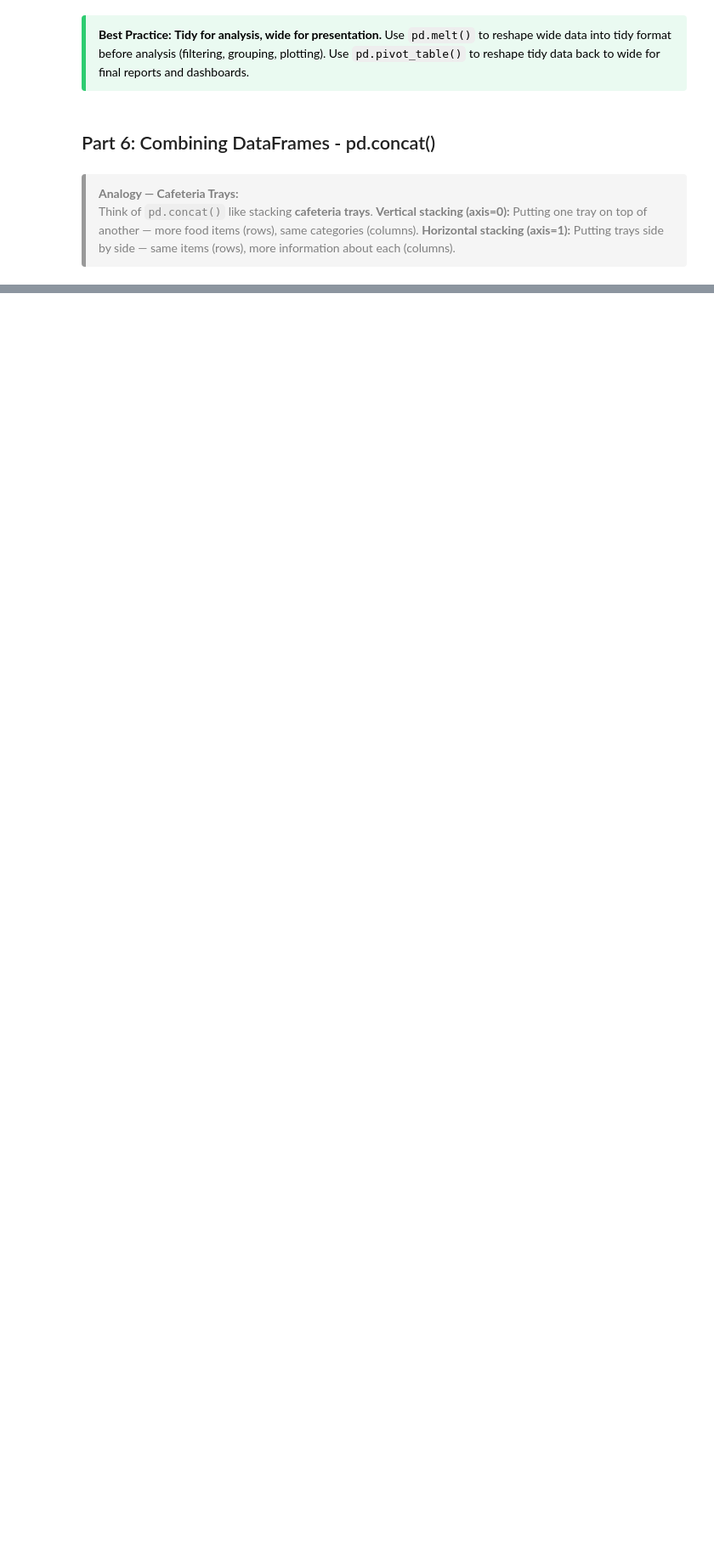
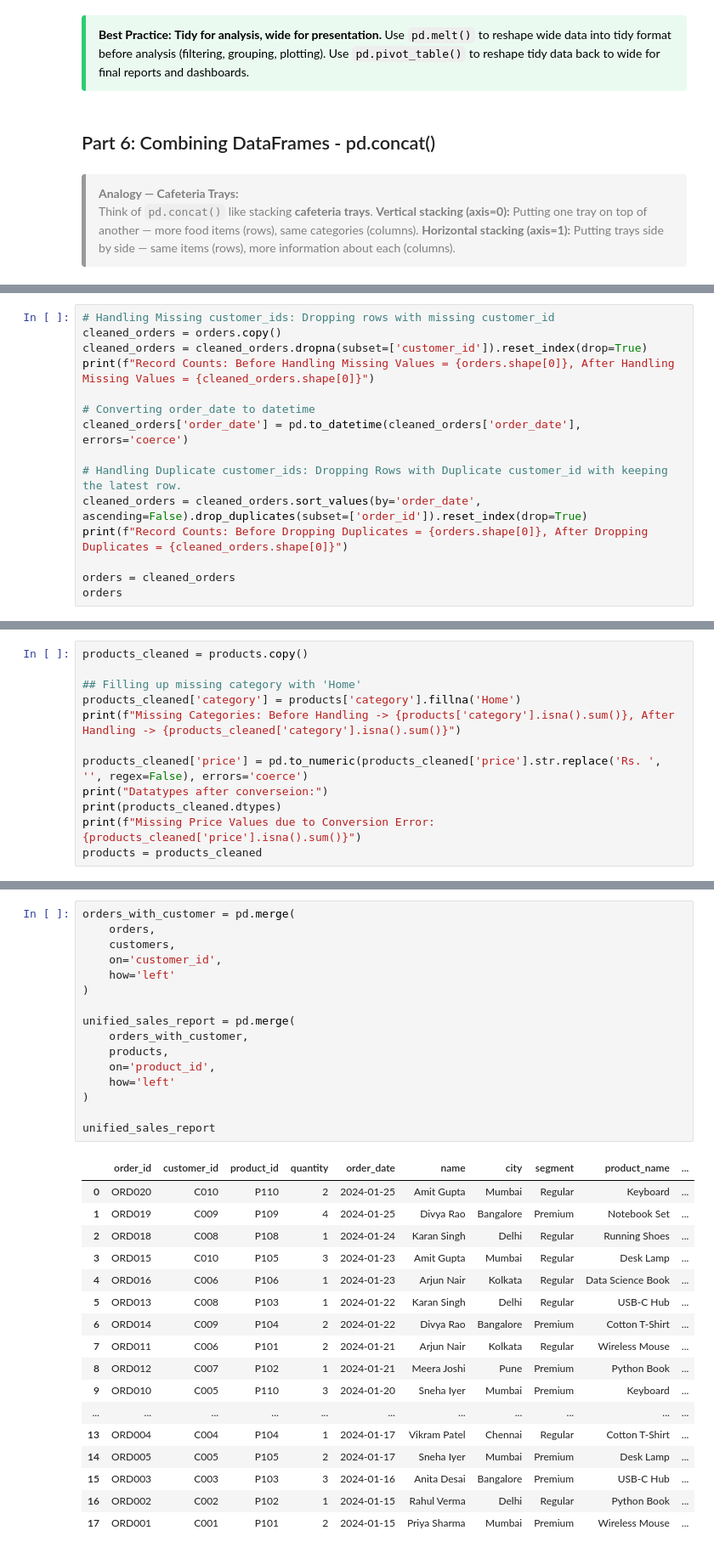
Before and after one commit to Alok-Senapati/Collab-Notebooks, a Jupyter notebook: pandas/Data Wrangling.ipynb, the cells around one changed output, grey strips where cells are left out. Shown at 85% size. Drawn from its saved outputs; the diff is of its cells as text; blank space fills up the shorter version.

Commit message:
Data Wrangling using Pandas

```diff
--- a/pandas/Data Wrangling.ipynb
+++ b/pandas/Data Wrangling.ipynb
@@ -793,0 +1472,15 @@ sales_back_to_wide
+# %%
+# Handling Missing customer_ids: Dropping rows with missing customer_id
+cleaned_orders = orders.copy()
+cleaned_orders = cleaned_orders.dropna(subset=['customer_id']).reset_index(drop=True)
+print(f"Record Counts: Before Handling Missing Values = {orders.shape[0]}, After Handling Missing Values = {cleaned_orders.shape[0]}")
+
+# Converting order_date to datetime
+cleaned_orders['order_date'] = pd.to_datetime(cleaned_orders['order_date'], errors='coerce')
+
+# Handling Duplicate customer_ids: Dropping Rows with Duplicate customer_id with keeping the latest row.
+cleaned_orders = cleaned_orders.sort_values(by='order_date', ascending=False).drop_duplicates(subset=['order_id']).reset_index(drop=True)
+print(f"Record Counts: Before Dropping Duplicates = {orders.shape[0]}, After Dropping Duplicates = {cleaned_orders.shape[0]}")
+
+orders = cleaned_orders
+orders
@@ -793,0 +1554,12 @@ sales_back_to_wide
+# %%
+products_cleaned = products.copy()
+
+## Filling up missing category with 'Home'
+products_cleaned['category'] = products['category'].fillna('Home')
+print(f"Missing Categories: Before Handling -> {products['category'].isna().sum()}, After Handling -> {products_cleaned['category'].isna().sum()}")
+
+products_cleaned['price'] = pd.to_numeric(products_cleaned['price'].str.replace('Rs. ', '', regex=False), errors='coerce')
+print("Datatypes after converseion:")
+print(products_cleaned.dtypes)
+print(f"Missing Price Values due to Conversion Error: {products_cleaned['price'].isna().sum()}")
+products = products_cleaned
@@ -793,0 +1577,34 @@ sales_back_to_wide
+# %%
+orders_with_customer = pd.merge(
+    orders,
+    customers,
+    on='customer_id',
+    how='left'
+)
+
+unified_sales_report = pd.merge(
+    orders_with_customer,
+    products,
+    on='product_id',
+    how='left'
+)
+
+unified_sales_report
+# %% [output]
+|  | order_id | customer_id | product_id | quantity | order_date | name | city | segment | product_name | ... |
+| 0 | ORD020 | C010 | P110 | 2 | 2024-01-25 | Amit Gupta | Mumbai | Regular | Keyboard | ... |
+| 1 | ORD019 | C009 | P109 | 4 | 2024-01-25 | Divya Rao | Bangalore | Premium | Notebook Set | ... |
+| 2 | ORD018 | C008 | P108 | 1 | 2024-01-24 | Karan Singh | Delhi | Regular | Running Shoes | ... |
+| 3 | ORD015 | C010 | P105 | 3 | 2024-01-23 | Amit Gupta | Mumbai | Regular | Desk Lamp | ... |
+| 4 | ORD016 | C006 | P106 | 1 | 2024-01-23 | Arjun Nair | Kolkata | Regular | Data Science Book | ... |
+| 5 | ORD013 | C008 | P103 | 1 | 2024-01-22 | Karan Singh | Delhi | Regular | USB-C Hub | ... |
+| 6 | ORD014 | C009 | P104 | 2 | 2024-01-22 | Divya Rao | Bangalore | Premium | Cotton T-Shirt | ... |
+| 7 | ORD011 | C006 | P101 | 2 | 2024-01-21 | Arjun Nair | Kolkata | Regular | Wireless Mouse | ... |
+| 8 | ORD012 | C007 | P102 | 1 | 2024-01-21 | Meera Joshi | Pune | Premium | Python Book | ... |
+| 9 | ORD010 | C005 | P110 | 3 | 2024-01-20 | Sneha Iyer | Mumbai | Premium | Keyboard | ... |
+| ... | ... | ... | ... | ... | ... | ... | ... | ... | ... | ... |
+| 13 | ORD004 | C004 | P104 | 1 | 2024-01-17 | Vikram Patel | Chennai | Regular | Cotton T-Shirt | ... |
+| 14 | ORD005 | C005 | P105 | 2 | 2024-01-17 | Sneha Iyer | Mumbai | Premium | Desk Lamp | ... |
+| 15 | ORD003 | C003 | P103 | 3 | 2024-01-16 | Anita Desai | Bangalore | Premium | USB-C Hub | ... |
+| 16 | ORD002 | C002 | P102 | 1 | 2024-01-15 | Rahul Verma | Delhi | Regular | Python Book | ... |
+| 17 | ORD001 | C001 | P101 | 2 | 2024-01-15 | Priya Sharma | Mumbai | Premium | Wireless Mouse | ... |
```
Also changed, not shown: parts of 87 cells of this notebook.
